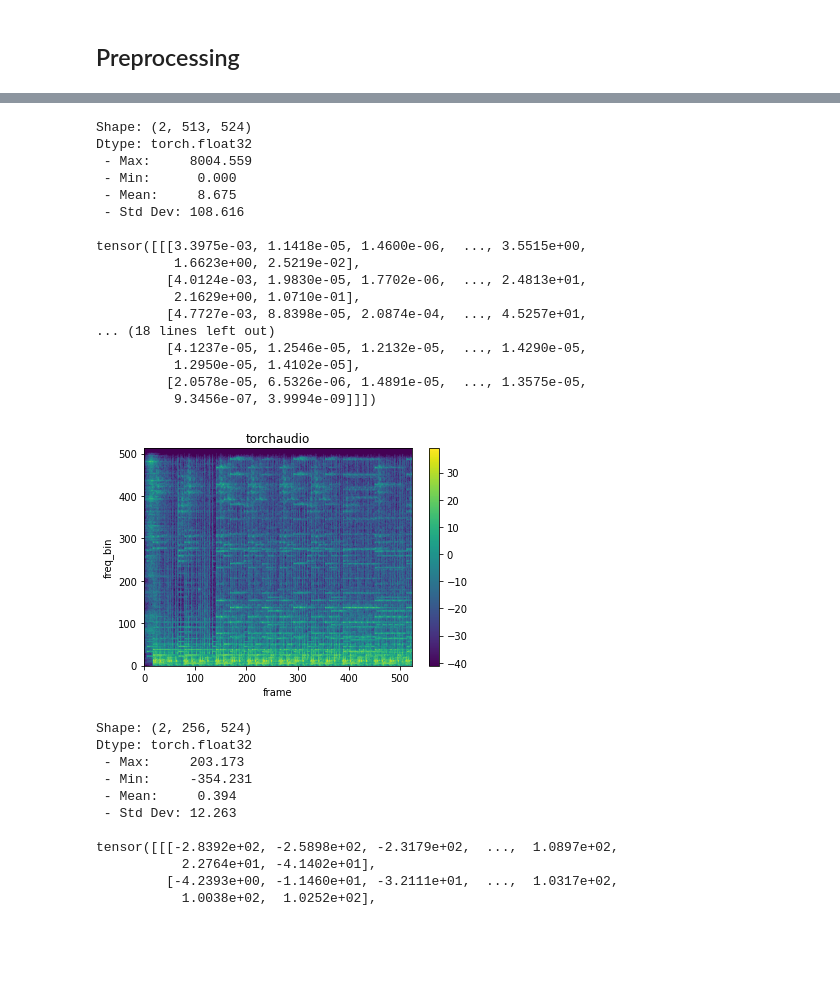
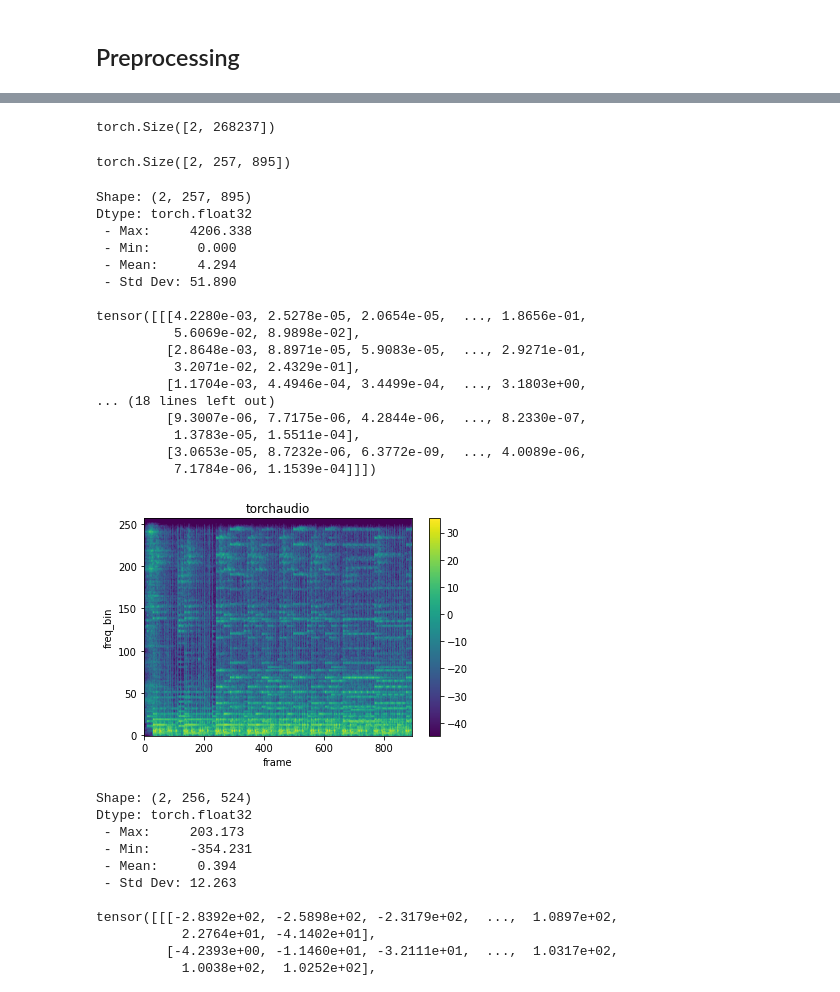
Before and after one commit to nprime496/building-floor-recognition, a Jupyter notebook: code/audio_classification.ipynb, the cells around one changed output, grey strips where cells are left out. Saved outputs shown, nothing was run; the diff lists cells and outputs as text; code cells hidden in the pictures; blank space fills up the shorter version.

```diff
--- a/code/audio_classification.ipynb
+++ b/code/audio_classification.ipynb
@@ -176,41 +247,49 @@ plot_specgram(waveform,sample_rate)
+# %%
+waveform.shape
+# %% [output]
+torch.Size([2, 268237])
+# %%
+spec.shape
+# %% [output]
+torch.Size([2, 257, 895])
 # %%
-n_fft = 1024
+n_fft = 512
 win_length = None
-hop_length = 512
+hop_length = 300
 
 # define transformation
 spectrogram = T.Spectrogram(
     n_fft=n_fft,
     win_length=win_length,
     hop_length=hop_length,
     center=True,
     pad_mode="reflect",
     power=2.0,
 )
 # Perform transformation
 spec = spectrogram(waveform)
 
 print_stats(spec)
 plot_spectrogram(spec[0], title='torchaudio')
 # %% [output]
-Shape: (2, 513, 524)
+Shape: (2, 257, 895)
 Dtype: torch.float32
- - Max:     8004.559
+ - Max:     4206.338
  - Min:      0.000
- - Mean:     8.675
- - Std Dev: 108.616
+ - Mean:     4.294
+ - Std Dev: 51.890
 
-tensor([[[3.3975e-03, 1.1418e-05, 1.4600e-06,  ..., 3.5515e+00,
-          1.6623e+00, 2.5219e-02],
-         [4.0124e-03, 1.9830e-05, 1.7702e-06,  ..., 2.4813e+01,
-          2.1629e+00, 1.0710e-01],
-         [4.7727e-03, 8.8398e-05, 2.0874e-04,  ..., 4.5257e+01,
+tensor([[[4.2280e-03, 2.5278e-05, 2.0654e-05,  ..., 1.8656e-01,
+          5.6069e-02, 8.9898e-02],
+         [2.8648e-03, 8.8971e-05, 5.9083e-05,  ..., 2.9271e-01,
+          3.2071e-02, 2.4329e-01],
+         [1.1704e-03, 4.4946e-04, 3.4499e-04,  ..., 3.1803e+00,
 ... (18 lines left out)
-         [4.1237e-05, 1.2546e-05, 1.2132e-05,  ..., 1.4290e-05,
-          1.2950e-05, 1.4102e-05],
-         [2.0578e-05, 6.5326e-06, 1.4891e-05,  ..., 1.3575e-05,
-          9.3456e-07, 3.9994e-09]]])
+         [9.3007e-06, 7.7175e-06, 4.2844e-06,  ..., 8.2330e-07,
+          1.3783e-05, 1.5511e-04],
+         [3.0653e-05, 8.7232e-06, 6.3772e-09,  ..., 4.0089e-06,
+          7.1784e-06, 1.1539e-04]]])
-[figure, old version]
+[figure, new version]
 # %%
 
 n_fft = 2048
```
Also changed, not shown: parts of 29 cells of this notebook.
